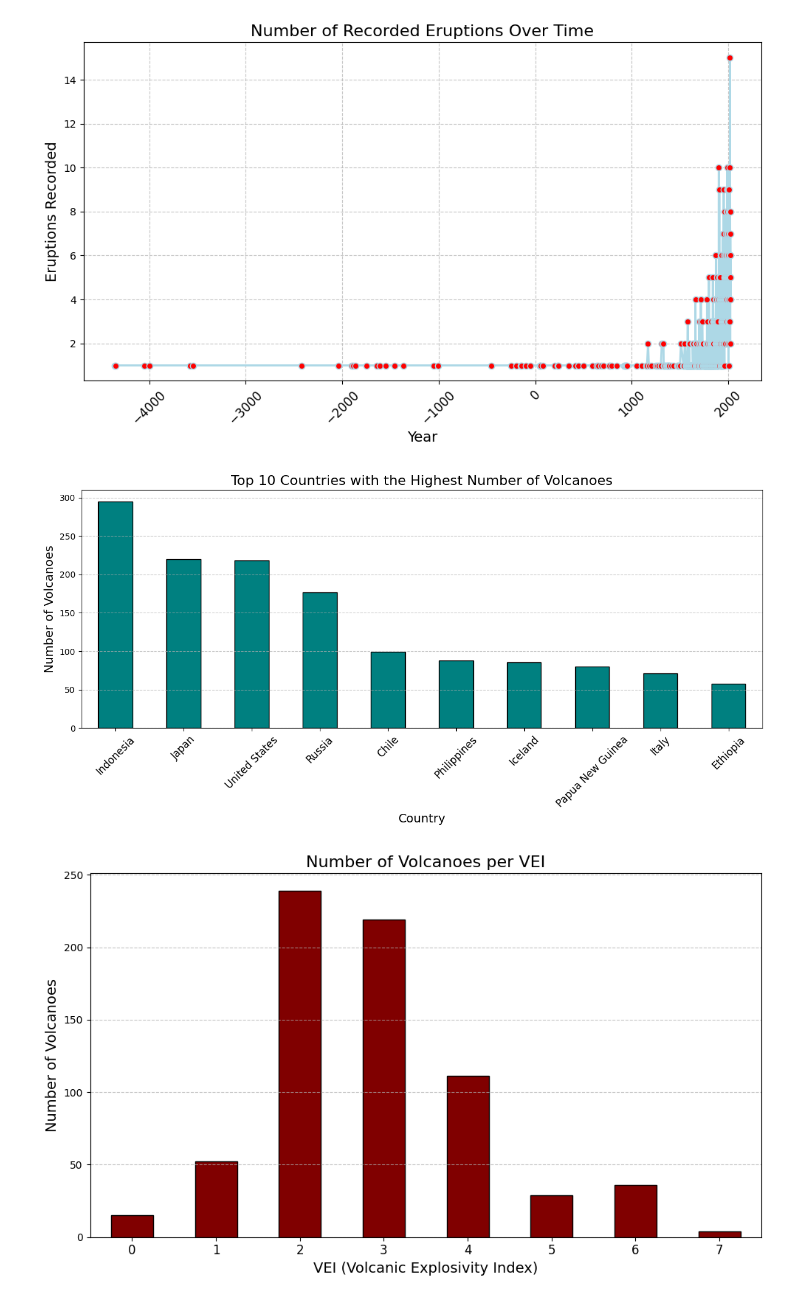
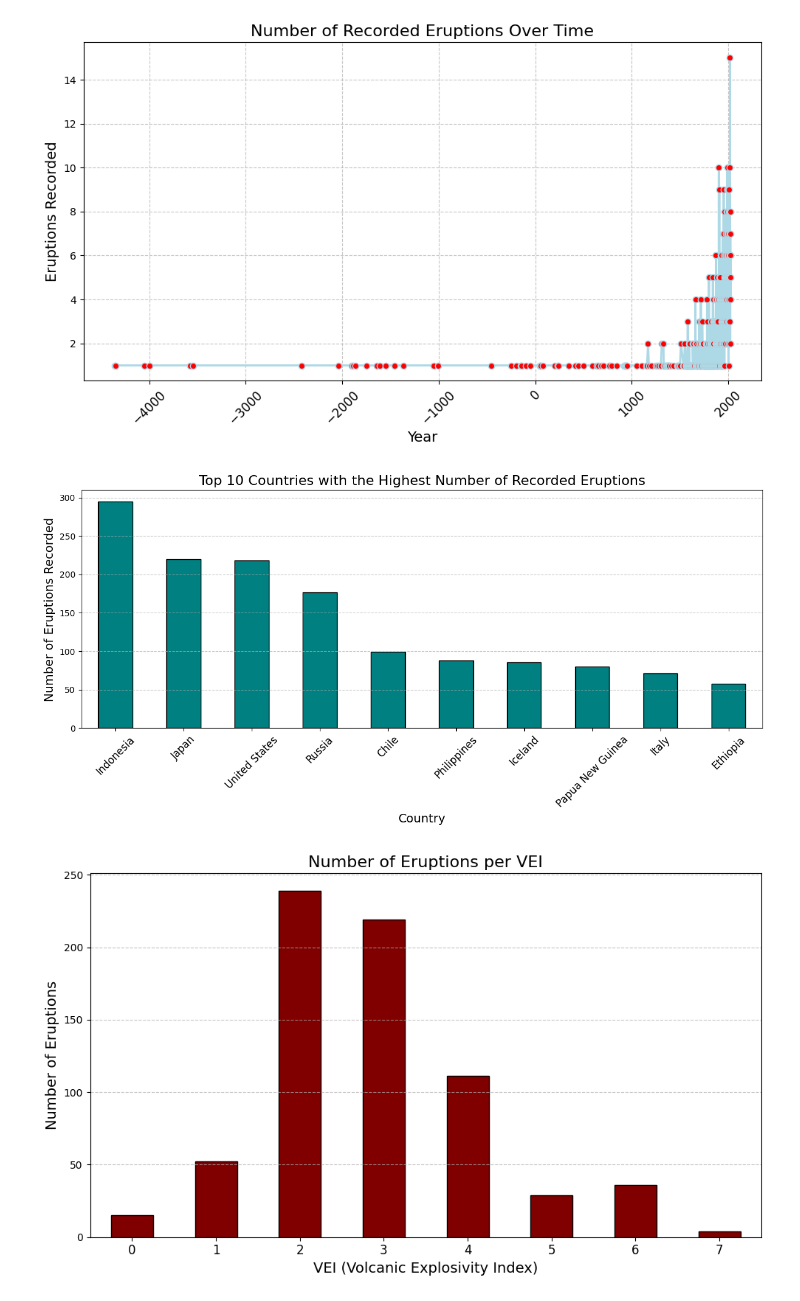
Before and after one commit to AidanDavid/GlobalVolcanicActivity, a Jupyter notebook: Chart.ipynb, the cells around one changed output. Drawn from its saved outputs; the diff is of its cells as text; code cells hidden in the pictures.

```diff
--- a/Chart.ipynb
+++ b/Chart.ipynb
@@ -178,21 +178,21 @@ country_counts = volcano_df['Country'].value_counts()
 top_countries = country_counts.head(10)
 # %%
-# Create a bar chart
+# Create bar chart for top 10 countries
 plt.figure(figsize=(12, 6))
 top_countries.plot(kind='bar', color='teal', edgecolor='black')
 
-# Add labels and title
-plt.title('Top 10 Countries with the Highest Number of Volcanoes', fontsize=16)
+# Labels and title
+plt.title('Top 10 Countries with the Highest Number of Recorded Eruptions', fontsize=16)
 plt.xlabel('Country', fontsize=14)
-plt.ylabel('Number of Volcanoes', fontsize=14)
+plt.ylabel('Number of Eruptions Recorded', fontsize=14)
 plt.xticks(rotation=45, fontsize=12)
 plt.grid(axis='y', linestyle='--', alpha=0.7)
 
-# Show the plot
+# Show plot
 plt.tight_layout()
 plt.show()
 # %% [output]
-[figure, old version]
+[figure, new version]
 # %%
 # Ensure numeric
 volcano_df['vei'] = pd.to_numeric(volcano_df['vei'], errors='coerce')
```
Also changed, not shown: parts of 4 cells of this notebook.
